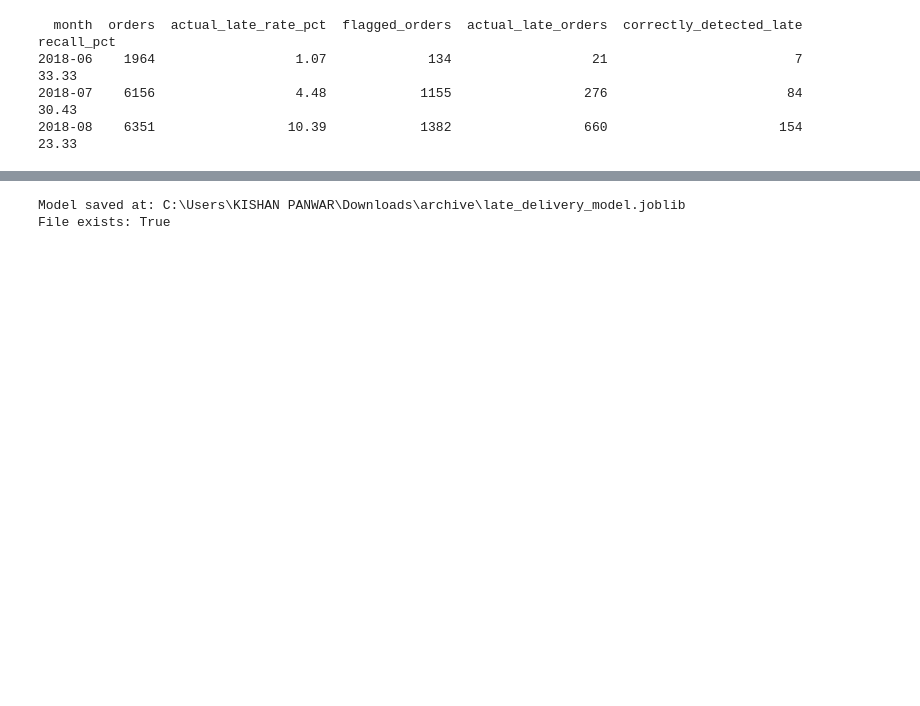
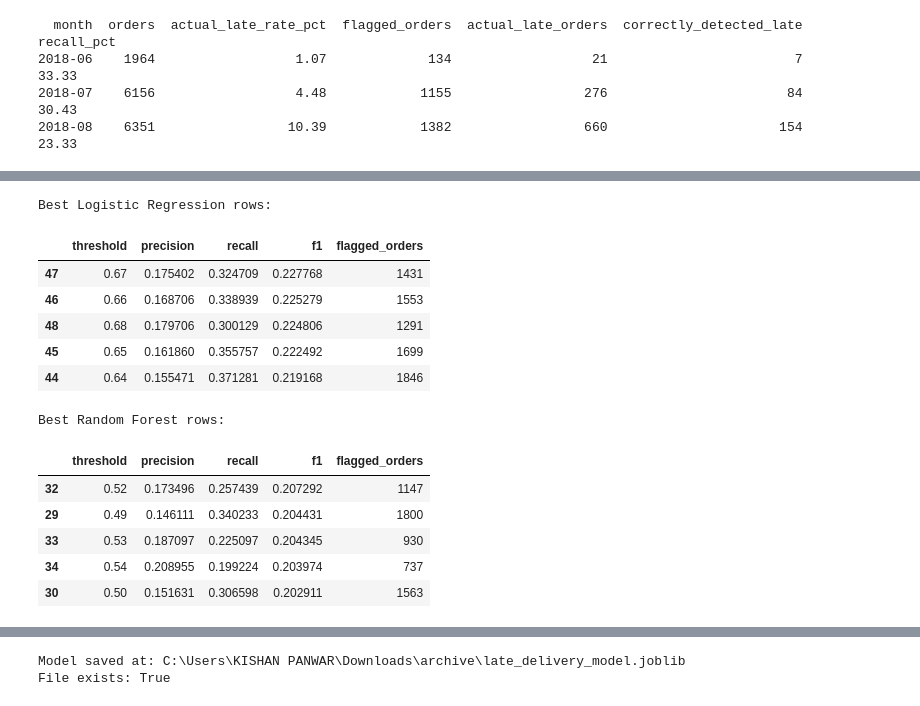
Before and after one commit to GIT-SN/Olist-ecommerce-intelligence, a Jupyter notebook: Olist_Analysis.ipynb, the cells around one changed output, grey strips where cells are left out. Saved outputs shown, nothing was run; the diff lists cells and outputs as text; code cells hidden in the pictures; blank space fills up the shorter version.

```diff
--- a/Olist_Analysis.ipynb
+++ b/Olist_Analysis.ipynb
@@ -1450,0 +1655,21 @@ print(
+# %%
+print("Best Logistic Regression rows:")
+display(lr_thresholds.sort_values("f1", ascending=False).head(5))
+
+print("Best Random Forest rows:")
+display(rf_thresholds.sort_values("f1", ascending=False).head(5))
+# %% [output]
+Best Logistic Regression rows:
+|  | threshold | precision | recall | f1 | flagged_orders |
+| 47 | 0.67 | 0.175402 | 0.324709 | 0.227768 | 1431 |
+| 46 | 0.66 | 0.168706 | 0.338939 | 0.225279 | 1553 |
+| 48 | 0.68 | 0.179706 | 0.300129 | 0.224806 | 1291 |
+| 45 | 0.65 | 0.161860 | 0.355757 | 0.222492 | 1699 |
+| 44 | 0.64 | 0.155471 | 0.371281 | 0.219168 | 1846 |
+Best Random Forest rows:
+|  | threshold | precision | recall | f1 | flagged_orders |
+| 32 | 0.52 | 0.173496 | 0.257439 | 0.207292 | 1147 |
+| 29 | 0.49 | 0.146111 | 0.340233 | 0.204431 | 1800 |
+| 33 | 0.53 | 0.187097 | 0.225097 | 0.204345 | 930 |
+| 34 | 0.54 | 0.208955 | 0.199224 | 0.203974 | 737 |
+| 30 | 0.50 | 0.151631 | 0.306598 | 0.202911 | 1563 |
```
Also changed, not shown: parts of 15 cells of this notebook, 5 other files.
